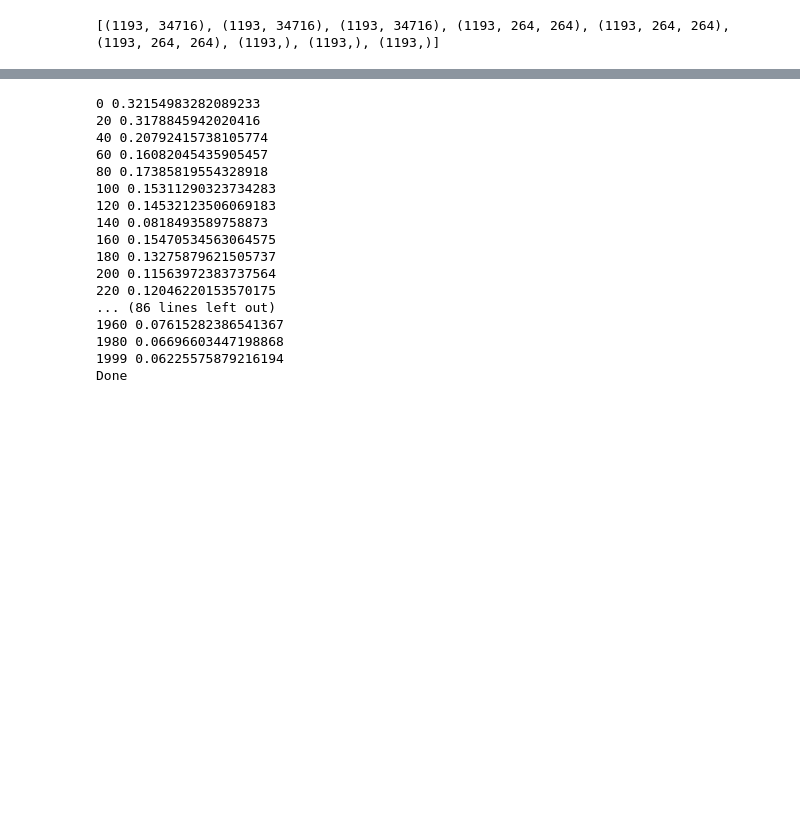
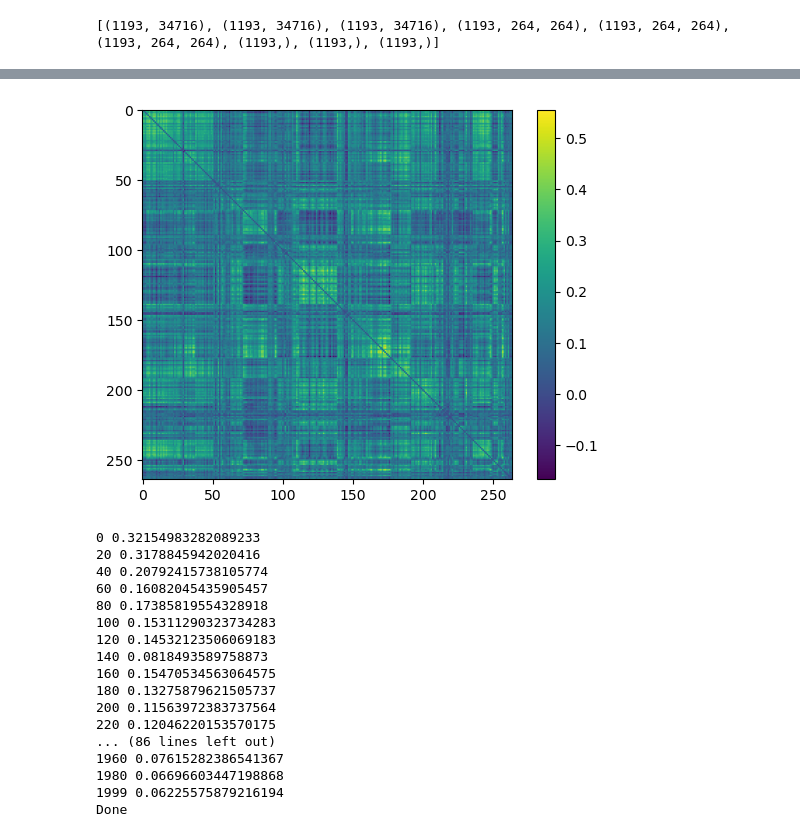
Before and after one commit to aorliche/PNC, a Jupyter notebook: ContrastiveLearningTwo/ContrastiveLearningTwo2Autoencoder.ipynb, the cells around one changed output, grey strips where cells are left out. Drawn from its saved outputs; the diff is of its cells as text; code cells hidden in the pictures; blank space fills up the shorter version.

```diff
--- a/ContrastiveLearningTwo/ContrastiveLearningTwo2Autoencoder.ipynb
+++ b/ContrastiveLearningTwo/ContrastiveLearningTwo2Autoencoder.ipynb
@@ -165,3 +275,11 @@ Done
+# %%
+import matplotlib.pyplot as plt
+
+plt.imshow(remap(vec2mat(xb[0].detach().cpu().numpy())))
+plt.colorbar()
+plt.show()
+# %% [output]
+[figure, added]
 # %%
 import random
 
```
Also changed, not shown: parts of 2 cells of this notebook.
